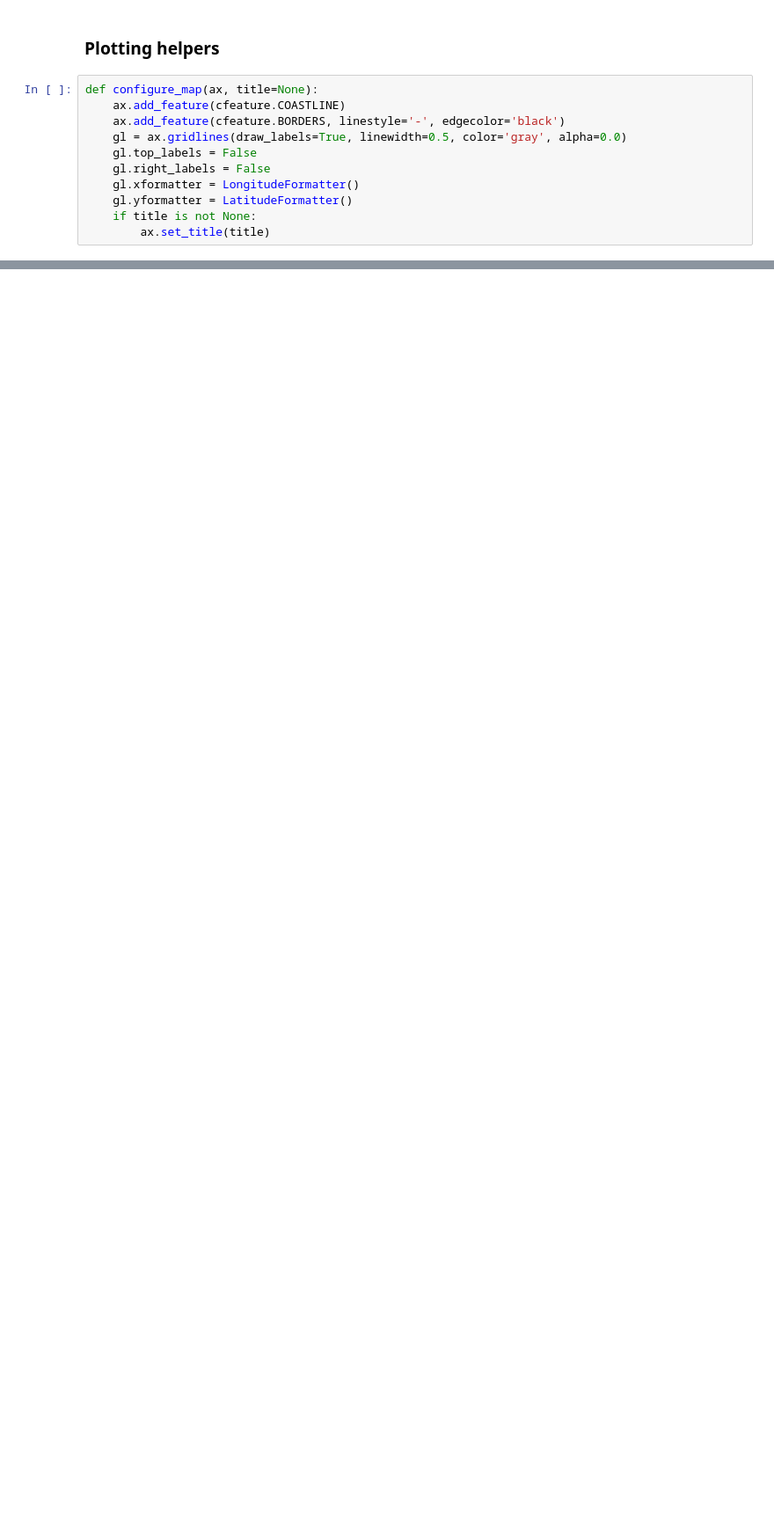
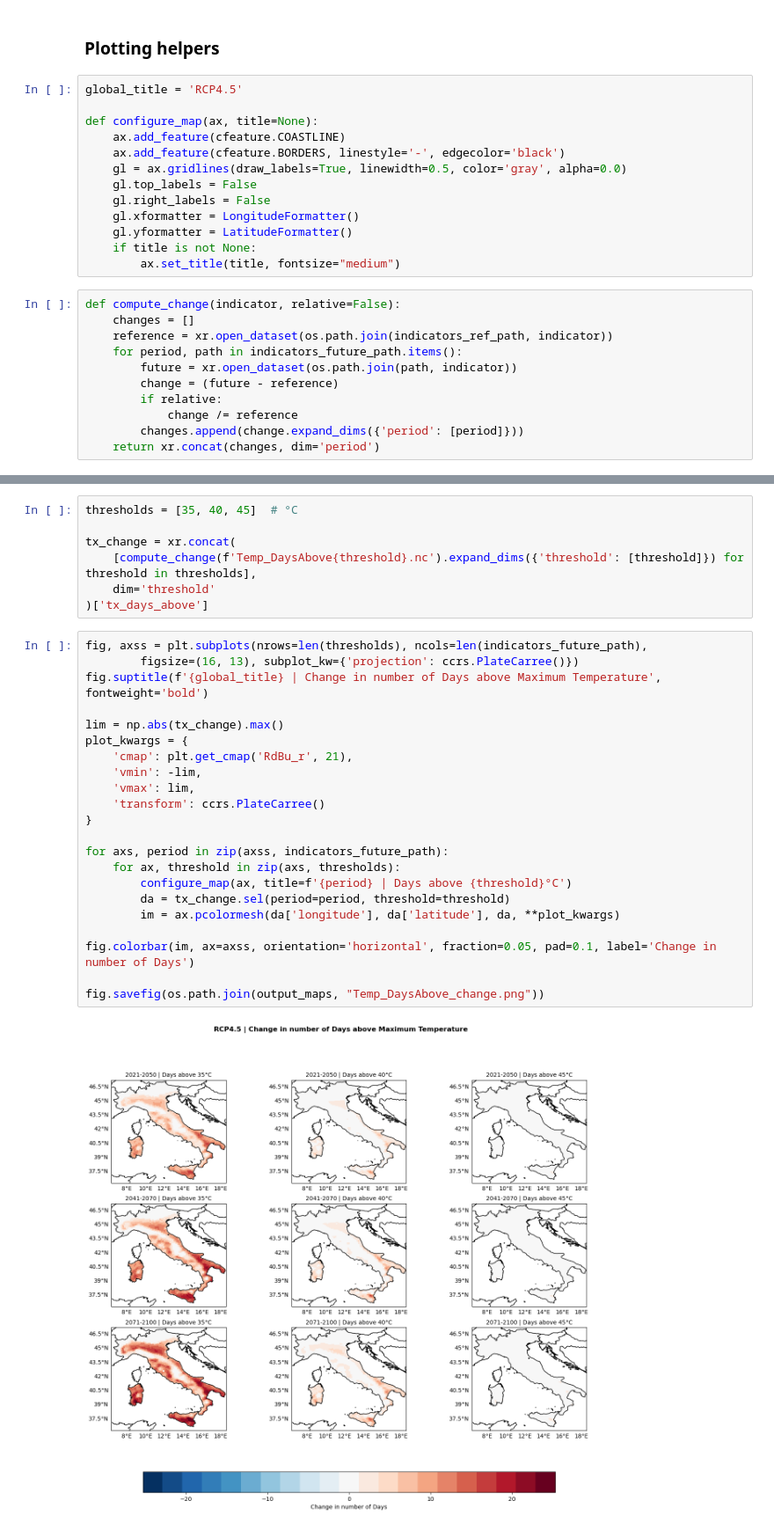
Before and after one commit to CLIMAAX/MULTI, a Jupyter notebook: 01_Infrastructure_heat_precipitation/Hazard_indicators_plot_change.ipynb, the cells around one changed output, grey strips where cells are left out. Shown at 88% size. Saved outputs shown, nothing was run; the diff lists cells and outputs as text; blank space fills up the shorter version.

Commit message:
Add change plots

```diff
--- a/01_Infrastructure_heat_precipitation/Hazard_indicators_plot_change.ipynb
+++ b/01_Infrastructure_heat_precipitation/Hazard_indicators_plot_change.ipynb
@@ -32,6 +43,8 @@ os.makedirs(output_maps, exist_ok=True)
 # %% [markdown]
 ### Plotting helpers
 # %%
+global_title = 'RCP4.5'
+
 def configure_map(ax, title=None):
     ax.add_feature(cfeature.COASTLINE)
     ax.add_feature(cfeature.BORDERS, linestyle='-', edgecolor='black')
@@ -41,4 +54,15 @@ def configure_map(ax, title=None):
     gl.xformatter = LongitudeFormatter()
     gl.yformatter = LatitudeFormatter()
     if title is not None:
-        ax.set_title(title)
+        ax.set_title(title, fontsize="medium")
+# %%
+def compute_change(indicator, relative=False):
+    changes = []
+    reference = xr.open_dataset(os.path.join(indicators_ref_path, indicator))
+    for period, path in indicators_future_path.items():
+        future = xr.open_dataset(os.path.join(path, indicator))
+        change = (future - reference)
+        if relative:
+            change /= reference
+        changes.append(change.expand_dims({'period': [period]}))
+    return xr.concat(changes, dim='period')
@@ -44,0 +71,31 @@ def configure_map(ax, title=None):
+# %%
+thresholds = [35, 40, 45]  # °C
+
+tx_change = xr.concat(
+    [compute_change(f'Temp_DaysAbove{threshold}.nc').expand_dims({'threshold': [threshold]}) for threshold in thresholds],
+    dim='threshold'
+)['tx_days_above']
+# %%
+fig, axss = plt.subplots(nrows=len(thresholds), ncols=len(indicators_future_path),
+        figsize=(16, 13), subplot_kw={'projection': ccrs.PlateCarree()})
+fig.suptitle(f'{global_title} | Change in number of Days above Maximum Temperature', fontweight='bold')
+
+lim = np.abs(tx_change).max()
+plot_kwargs = {
+    'cmap': plt.get_cmap('RdBu_r', 21),
+    'vmin': -lim,
+    'vmax': lim,
+    'transform': ccrs.PlateCarree()
+}
+
+for axs, period in zip(axss, indicators_future_path):
+    for ax, threshold in zip(axs, thresholds):
+        configure_map(ax, title=f'{period} | Days above {threshold}°C')
+        da = tx_change.sel(period=period, threshold=threshold)
+        im = ax.pcolormesh(da['longitude'], da['latitude'], da, **plot_kwargs)
+
+fig.colorbar(im, ax=axss, orientation='horizontal', fraction=0.05, pad=0.1, label='Change in number of Days')
+
+fig.savefig(os.path.join(output_maps, "Temp_DaysAbove_change.png"))
+# %% [output]
+[figure, added]
```
Also changed, not shown: parts of 14 cells of this notebook, 2 other files.
